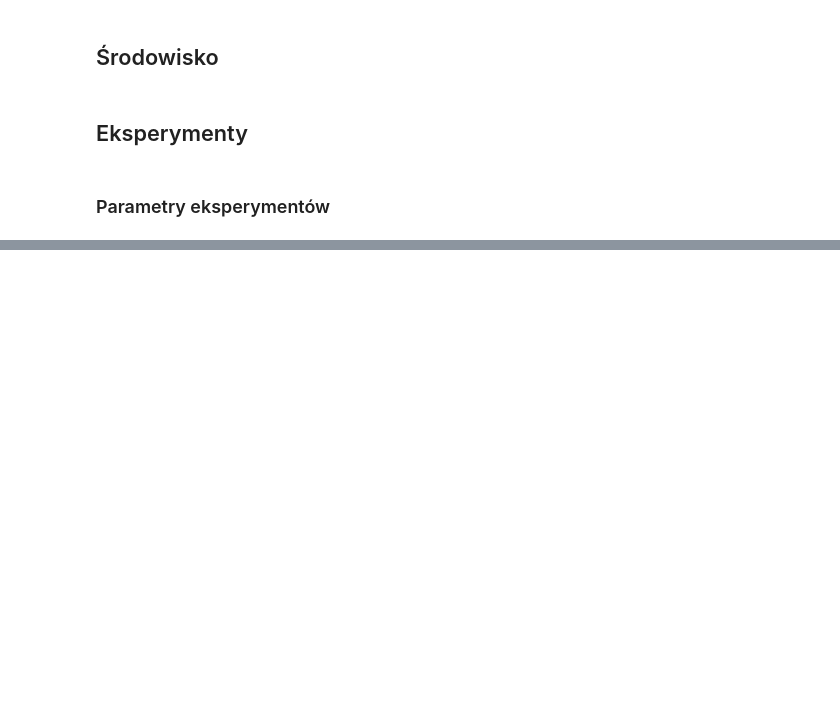
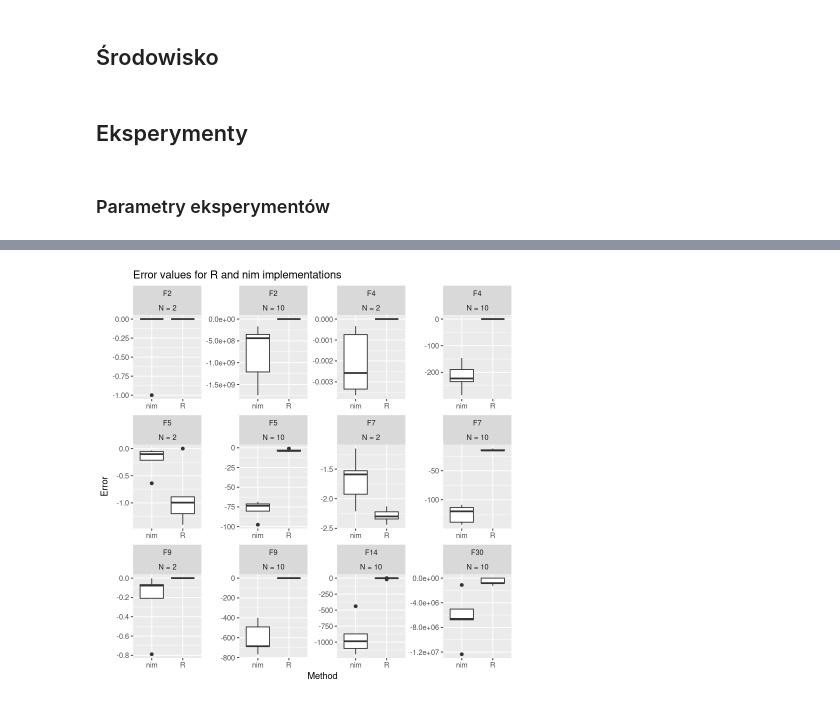
Before and after one commit to kzkwoka/nim_des, a Jupyter notebook: experiments.ipynb, the cells around one changed output, grey strips where cells are left out. Saved outputs shown, nothing was run; the diff lists cells and outputs as text; code cells hidden in the pictures; blank space fills up the shorter version.

```diff
--- a/experiments.ipynb
+++ b/experiments.ipynb
@@ -150,0 +160,5 @@ p2
+# %%
+ggsave(p3, filename = "results/stdev_boxplot.png", height=10, width=10)
+p3
+# %% [output]
+[figure, added]
```
Also changed, not shown: parts of 10 cells of this notebook, 3 other files.
